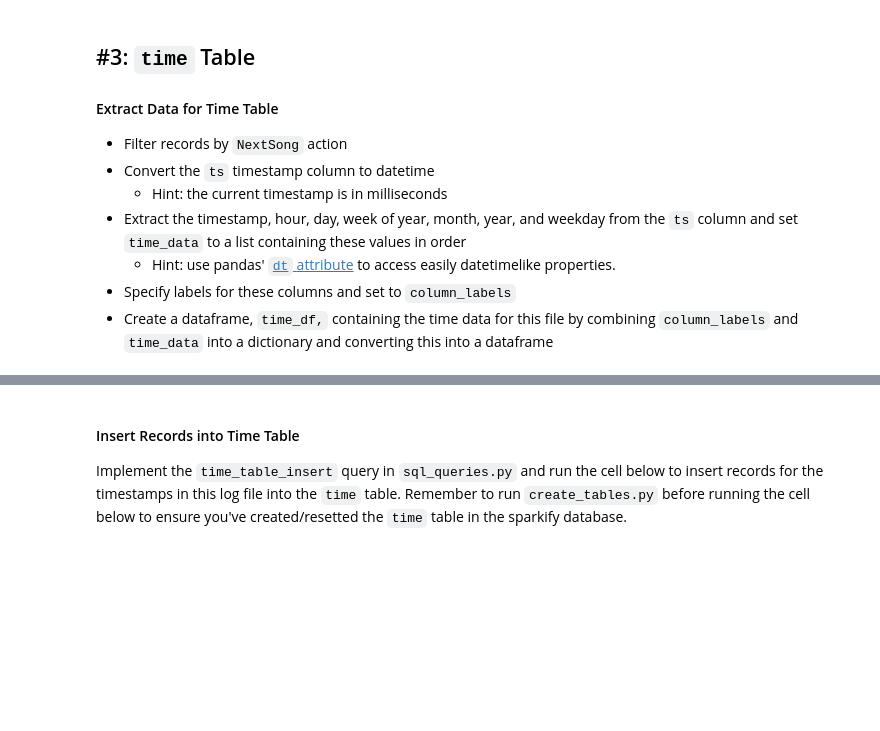
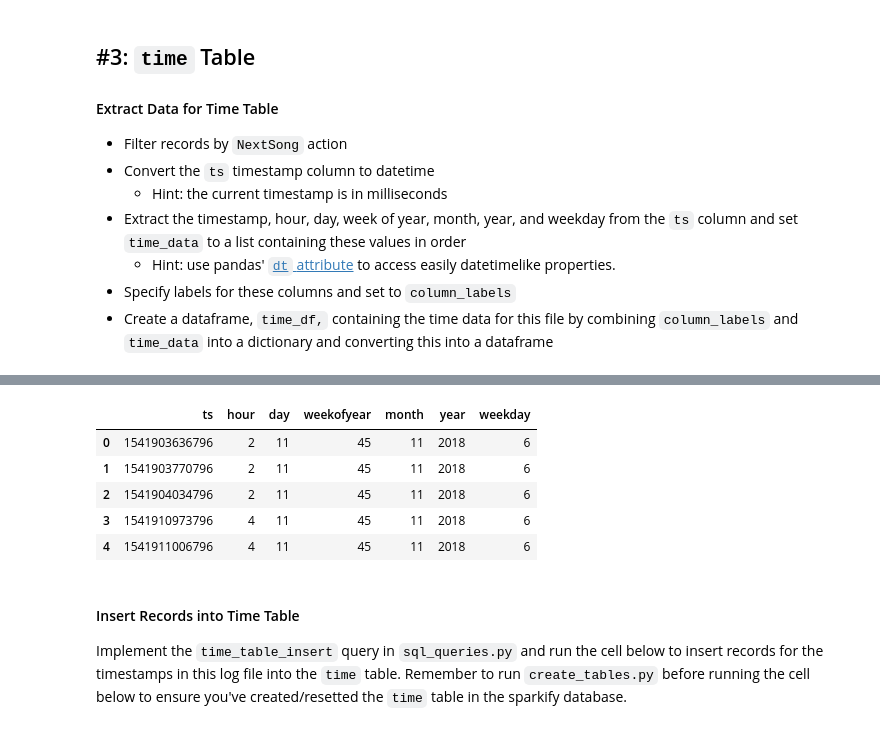
Before and after one commit to felixglush/data-engineer-nanodegree, a Jupyter notebook: etl.ipynb, the cells around one changed output, grey strips where cells are left out. Cells and saved outputs as stored; diff of their text form; code cells hidden in the pictures; blank space fills up the shorter version.

```diff
--- a/etl.ipynb
+++ b/etl.ipynb
@@ -117,6 +150,13 @@ column_labels = ()
 # %%
-time_df =
+time_df = pd.DataFrame(dict(zip(column_labels, time_data)))
 time_df.head()
+# %% [output]
+|  | ts | hour | day | weekofyear | month | year | weekday |
+| 0 | 1541903636796 | 2 | 11 | 45 | 11 | 2018 | 6 |
+| 1 | 1541903770796 | 2 | 11 | 45 | 11 | 2018 | 6 |
+| 2 | 1541904034796 | 2 | 11 | 45 | 11 | 2018 | 6 |
+| 3 | 1541910973796 | 4 | 11 | 45 | 11 | 2018 | 6 |
+| 4 | 1541911006796 | 4 | 11 | 45 | 11 | 2018 | 6 |
 # %% [markdown]
 #### Insert Records into Time Table
 Implement the `time_table_insert` query in `sql_queries.py` and run the cell below to insert records for the timestamps in this log file into the `time` table. Remember to run `create_tables.py` before running the cell below to ensure you've created/resetted the `time` table in the sparkify database.
```
Also changed, not shown: parts of 16 cells of this notebook, 1 other file.
